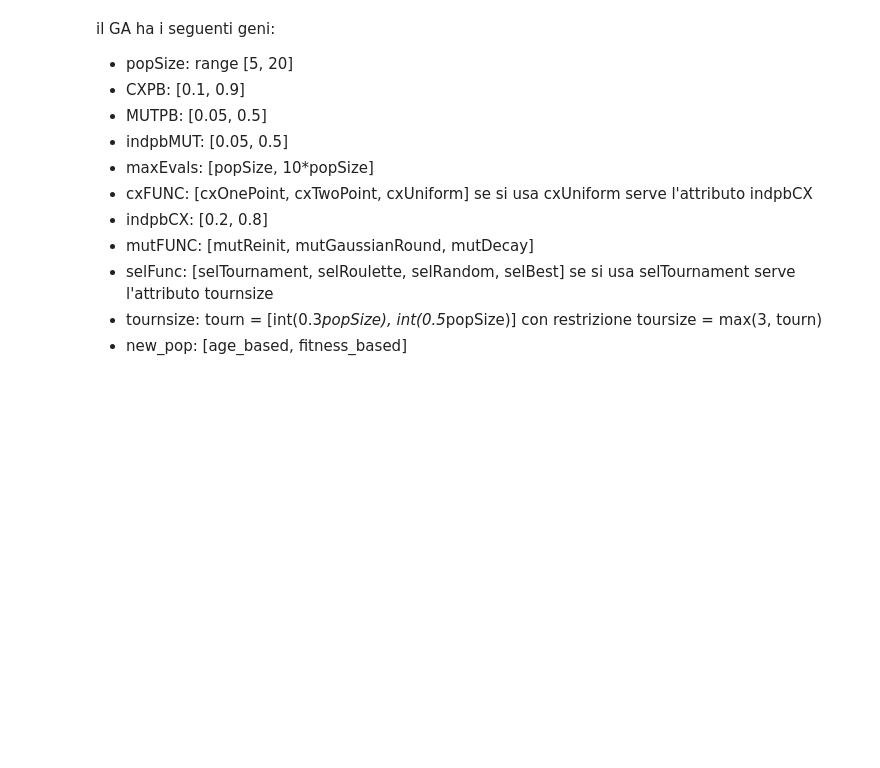
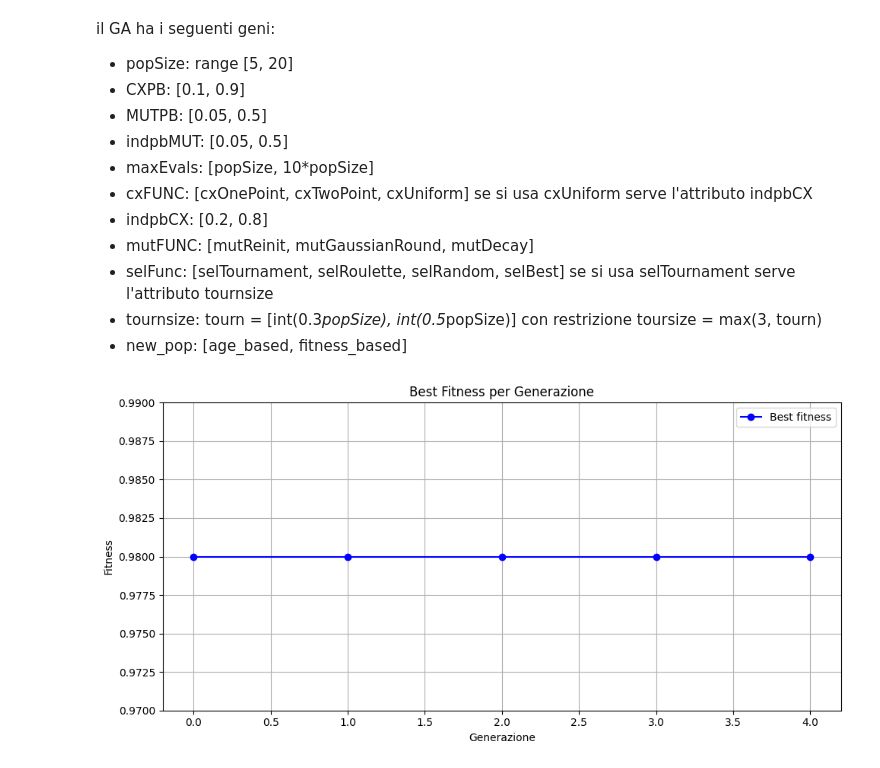
Before and after one commit to RayLeywin/Computational-Intelligence, a Jupyter notebook: Progetto_CI.ipynb, the cells around one changed output. Cells and saved outputs as stored; diff of their text form; code cells hidden in the pictures; blank space fills up the shorter version.

```diff
--- a/Progetto_CI.ipynb
+++ b/Progetto_CI.ipynb
@@ -112,7 +108,7 @@ weighted avg       1.00      0.55      0.71       602
 # %% [markdown]
 Definizione algoritmo evolutivo genetico e implementazione nella rete neurale
 # %%
-def hidden_layers_encoding(min_num_layers = 1, max_num_layers = 3, min_neurons = 1, max_neurons = 10):
+def hidden_layers_encoding(min_num_layers = 1, max_num_layers = 2, min_neurons = 1, max_neurons = 5):
   numlays = random.randint(min_num_layers, max_num_layers)
   # Genera un numero casuale di neuroni per ogni layer, tra min_neurons e max_neurons
   # Restituisce una lista di neuroni per ogni layer
@@ -516,7 +512,7 @@ def mutRandomDecay(individual, current_evals, maxEvals, indpb, boundmin = bound_
 # FUNZIONI DI ENCODING E DECODING
 
 def popSize_encoding():
-    popsize = random.randint(5, 10)
+    popsize = random.randint(10, 20)
     return popsize
 
 def CXPB_encoding(min_CXPB = 0.1, max_CXPB = 0.9, step = 0.1):
@@ -547,7 +543,7 @@ def indpbMUT_decoding(gene_value, min_indpbMUT = 0.05, max_indpbMUT = 0.5, step
     return indpbMUT
 popSize = popSize_encoding()
 
-def maxEvals_encoding(min_maxEvals = 10, max_maxEvals = 50):
+def maxEvals_encoding(min_maxEvals = 10, max_maxEvals = 100):
     maxEvals = random.randint(min_maxEvals, max_maxEvals)
     return maxEvals
 
@@ -584,7 +580,7 @@ def selFUNC_decoding(gene_value):
         selFUNC_decoding._phenotypes = (tools.selTournament, tools.selRoulette, tools.selRandom, tools.selBest)
     return selFUNC_decoding._phenotypes[gene_value]
 
-def tournsize_encoding(min_tournsize = 3, max_tournsize = 5):
+def tournsize_encoding(min_tournsize = 2, max_tournsize = 4):
     tournsize =  random.randint(min_tournsize, max_tournsize)
     return tournsize
 
@@ -621,7 +617,7 @@ def setup_problem_GA():
         # decoding (inverse representation to create the corresponding phenotype)
         params = GA_decoding(individual)
 
-        runs = 5
+        runs = 1
         runs_best_fitness = []
         for run in range(runs):
             pop, logbook, hof, hoffit = GAint(toolbox = toolbox_problema, popSize = params["popSize"], CXPB = params["CXPB"],
@@ -690,6 +686,9 @@ def GAext(toolbox = toolbox_GA , popSize = 5, CXPB = 0.7, MUTPB = 0.2, indpbMUT
     if verbose:
         print(logbookGA.stream)
     g = 0
+    best_fitness_ever = -np.inf
+    no_improve_count = 0
+    early_stop_threshold = 2
     while np.sum(logbookGA.select("nevals")) < maxEvals:
         g += 1
         # Select the next generation of parents. These are only links to the individuals of pop. Then, need to deep clone them to avoid changes in place
@@ -710,6 +709,7 @@ def GAext(toolbox = toolbox_GA , popSize = 5, CXPB = 0.7, MUTPB = 0.2, indpbMUT
         # Evaluate the individuals with an invalid fitness
         invalid_ind = [ind for ind in offspringGA if not ind.fitness.valid]
         fitnesses = toolbox.map(toolbox.evaluateGA, invalid_ind)
+
         for ind, fit in zip(invalid_ind, fitnesses):
             ind.fitness.values = fit
 
@@ -722,6 +722,18 @@ def GAext(toolbox = toolbox_GA , popSize = 5, CXPB = 0.7, MUTPB = 0.2, indpbMUT
         logbookGA.record(gen = g, nevals = len(invalid_ind), **recGA)
         if verbose:
             print(logbookGA.stream)
+        current_best = recGA["maxGA"]
+        if current_best > best_fitness_ever:
+            best_fitness_ever = current_best
+            no_improve_count = 0
+        else:
+            no_improve_count += 1
+
+        if no_improve_count >= early_stop_threshold:
+            if verbose:
+                print(f"Early stopping: no improvement in {early_stop_threshold} generations. Stopped at generation {g}")
+            break
+
 
 
     # Decoding the population and the best individual
@@ -731,5 +743,23 @@ def GAext(toolbox = toolbox_GA , popSize = 5, CXPB = 0.7, MUTPB = 0.2, indpbMUT
     return decoded_popGA, logbookGA, decoded_bestGA,  halloffameGA[0].fitness.values[0]
 
 popsGA, logbGA, hofGA, hoffitGA = GAext()
+# %%
+# Estrai le generazioni e i best fitness
+generations = logbGA.select("gen")
+best_fitnesses = logbGA.select("maxGA")
+
+# Crea il grafico
+plt.figure(figsize=(10, 5))
+plt.plot(generations, best_fitnesses, marker='o', color='blue', label='Best fitness')
+plt.title("Best Fitness per Generazione")
+plt.xlabel("Generazione")
+plt.ylabel("Fitness")
+plt.grid(True)
+plt.ylim(0.97, 0.99)
+plt.legend()
+plt.tight_layout()
+plt.show()
+# %% [output]
+[figure, added]
 # %%
 popsGA
```
Also changed, not shown: parts of 6 cells of this notebook.
